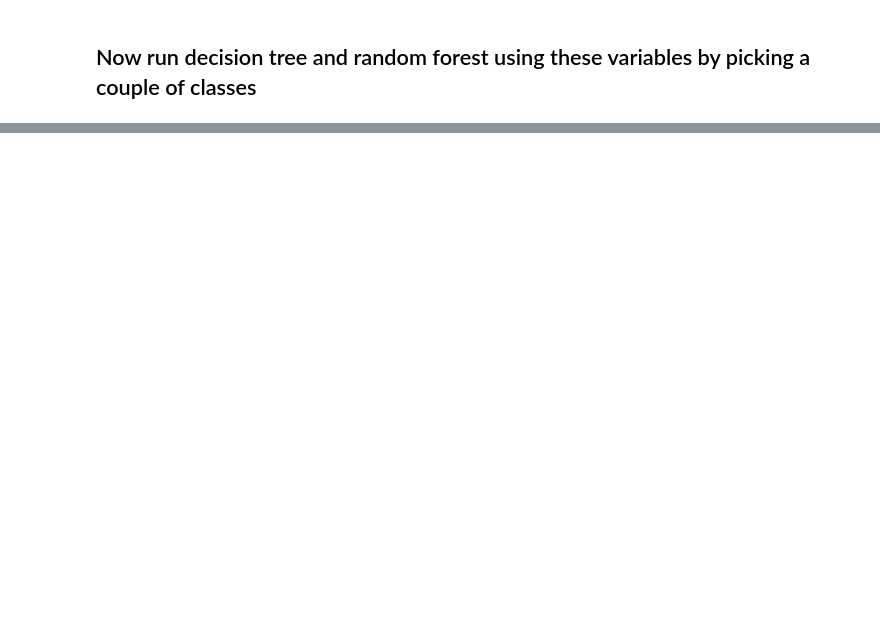
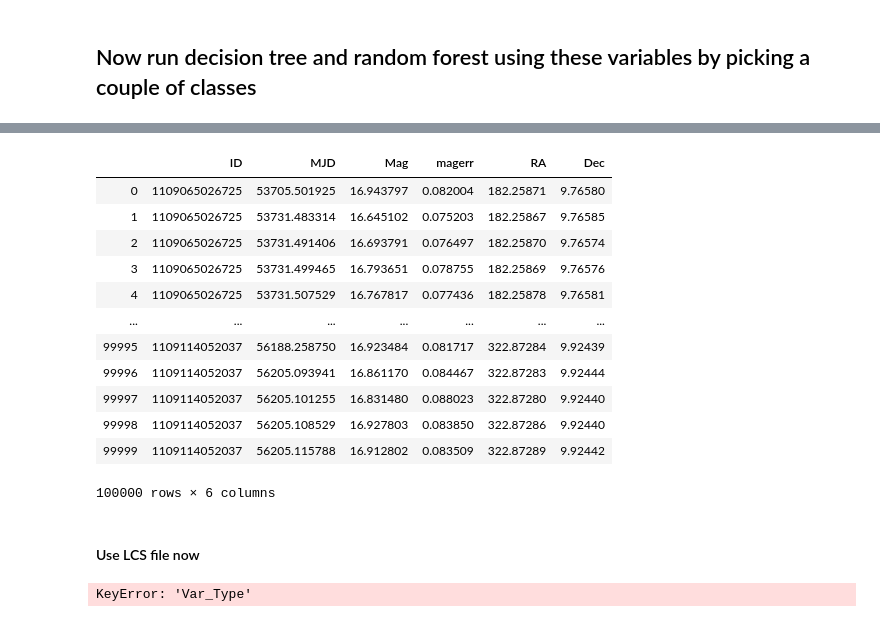
Before and after one commit to abao1999/AY119, a Jupyter notebook: hw3/supervised_classification_exercise.ipynb, the cells around one changed output, grey strips where cells are left out. Drawn from its saved outputs; the diff is of its cells as text; code cells hidden in the pictures; blank space fills up the shorter version.

```diff
--- a/hw3/supervised_classification_exercise.ipynb
+++ b/hw3/supervised_classification_exercise.ipynb
@@ -225,0 +504,22 @@ for idx in lcs['ID']:
+# %%
+lcs
+# %% [output]
+|  | ID | MJD | Mag | magerr | RA | Dec |
+| 0 | 1109065026725 | 53705.501925 | 16.943797 | 0.082004 | 182.25871 | 9.76580 |
+| 1 | 1109065026725 | 53731.483314 | 16.645102 | 0.075203 | 182.25867 | 9.76585 |
+| 2 | 1109065026725 | 53731.491406 | 16.693791 | 0.076497 | 182.25870 | 9.76574 |
+| 3 | 1109065026725 | 53731.499465 | 16.793651 | 0.078755 | 182.25869 | 9.76576 |
+| 4 | 1109065026725 | 53731.507529 | 16.767817 | 0.077436 | 182.25878 | 9.76581 |
+| ... | ... | ... | ... | ... | ... | ... |
+| 99995 | 1109114052037 | 56188.258750 | 16.923484 | 0.081717 | 322.87284 | 9.92439 |
+| 99996 | 1109114052037 | 56205.093941 | 16.861170 | 0.084467 | 322.87283 | 9.92444 |
+| 99997 | 1109114052037 | 56205.101255 | 16.831480 | 0.088023 | 322.87280 | 9.92440 |
+| 99998 | 1109114052037 | 56205.108529 | 16.927803 | 0.083850 | 322.87286 | 9.92440 |
+| 99999 | 1109114052037 | 56205.115788 | 16.912802 | 0.083509 | 322.87289 | 9.92442 |
+100000 rows × 6 columns
+# %% [markdown]
+#### Use LCS file now
+# %%
+[clf,var1,var2] = dtclassify(lcs,0,1,'Mag','Dec')
+# %% [output]
+KeyError: 'Var_Type'
```
Also changed, not shown: parts of 21 cells of this notebook, 1 other file.
